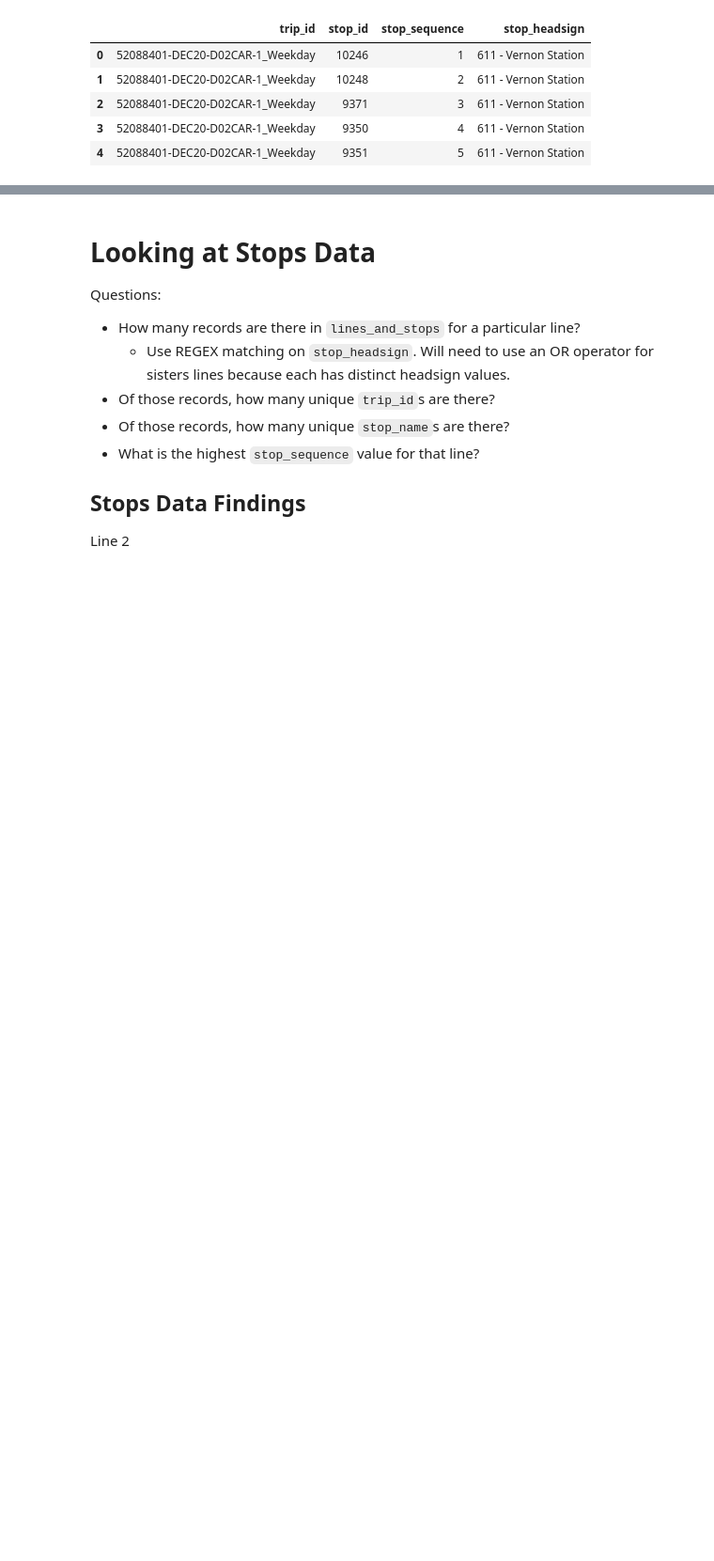
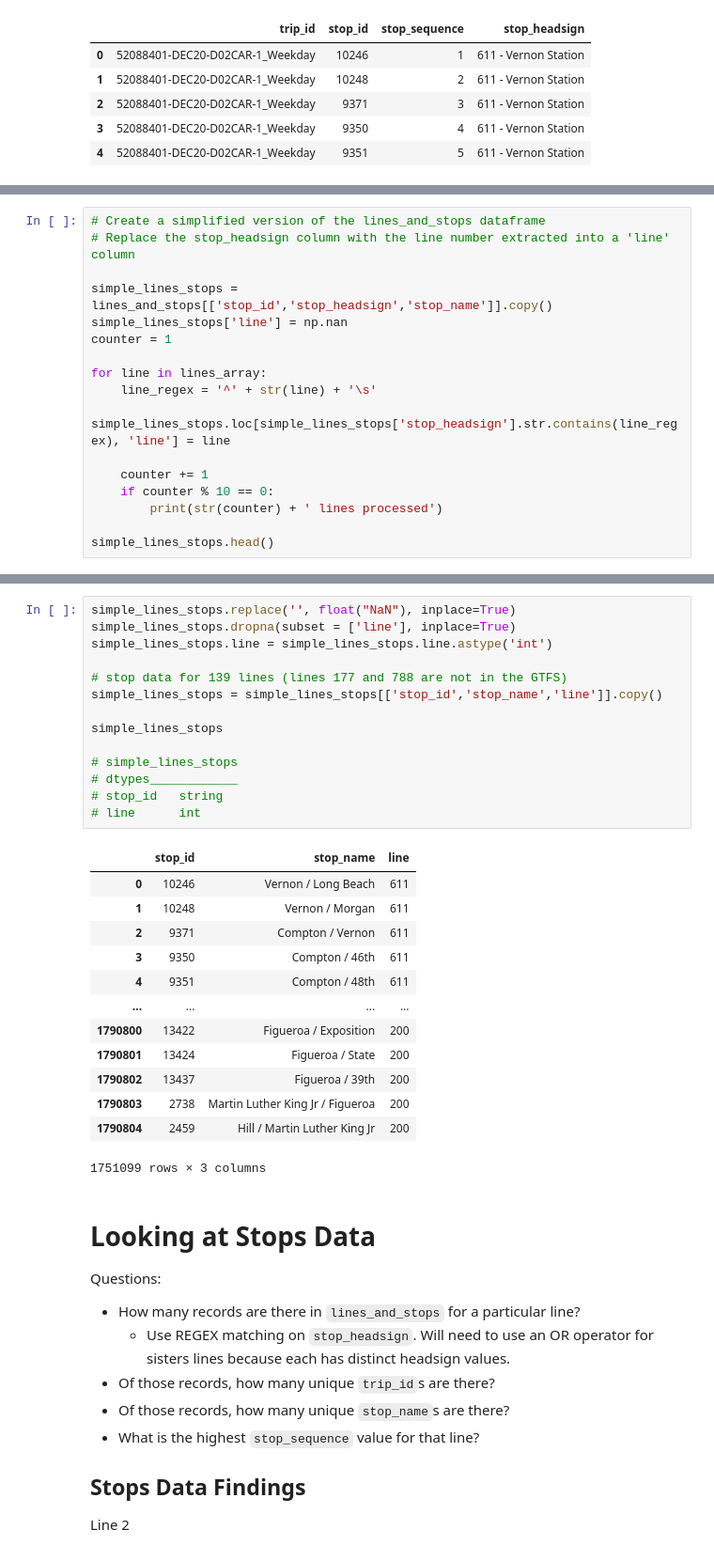
Before and after one commit to LACMTA/mybus-data, a Jupyter notebook: mybus-data.ipynb, the cells around one changed output, grey strips where cells are left out. Shown at 94% size. Saved outputs shown, nothing was run; the diff lists cells and outputs as text; blank space fills up the shorter version.

```diff
--- a/mybus-data.ipynb
+++ b/mybus-data.ipynb
@@ -166,3 +251,20 @@ lines_and_stops.head(5)
 | 2 | 52088401-DEC20-D02CAR-1_Weekday | 9371 | 3 | 611 - Vernon Station | Compton / Vernon | 34.003630 | -118.247907 |
 | 3 | 52088401-DEC20-D02CAR-1_Weekday | 9350 | 4 | 611 - Vernon Station | Compton / 46th | 34.001767 | -118.247915 |
 | 4 | 52088401-DEC20-D02CAR-1_Weekday | 9351 | 5 | 611 - Vernon Station | Compton / 48th | 33.999487 | -118.247918 |
+# %%
+# Create a simplified version of the lines_and_stops dataframe
+# Replace the stop_headsign column with the line number extracted into a 'line' column
+
+simple_lines_stops = lines_and_stops[['stop_id','stop_headsign','stop_name']].copy()
+simple_lines_stops['line'] = np.nan
+counter = 1
+
+for line in lines_array:
+    line_regex = '^' + str(line) + '\s'
+    simple_lines_stops.loc[simple_lines_stops['stop_headsign'].str.contains(line_regex), 'line'] = line
+
+    counter += 1
+    if counter % 10 == 0:
+        print(str(counter) + ' lines processed')
+
+simple_lines_stops.head()
@@ -169,3 +292,31 @@ lines_and_stops.head(5)
+# %%
+simple_lines_stops.replace('', float("NaN"), inplace=True)
+simple_lines_stops.dropna(subset = ['line'], inplace=True)
+simple_lines_stops.line = simple_lines_stops.line.astype('int')
+
+# stop data for 139 lines (lines 177 and 788 are not in the GTFS)
+simple_lines_stops = simple_lines_stops[['stop_id','stop_name','line']].copy()
+
+simple_lines_stops
+
+# simple_lines_stops
+# dtypes____________
+# stop_id   string
+# line      int
+# %% [output]
+|  | stop_id | stop_name | line |
+| 0 | 10246 | Vernon / Long Beach | 611 |
+| 1 | 10248 | Vernon / Morgan | 611 |
+| 2 | 9371 | Compton / Vernon | 611 |
+| 3 | 9350 | Compton / 46th | 611 |
+| 4 | 9351 | Compton / 48th | 611 |
+| ... | ... | ... | ... |
+| 1790800 | 13422 | Figueroa / Exposition | 200 |
+| 1790801 | 13424 | Figueroa / State | 200 |
+| 1790802 | 13437 | Figueroa / 39th | 200 |
+| 1790803 | 2738 | Martin Luther King Jr / Figueroa | 200 |
+| 1790804 | 2459 | Hill / Martin Luther King Jr | 200 |
+1751099 rows × 3 columns
 # %% [markdown]
 # Looking at Stops Data
 
```
Also changed, not shown: parts of 22 cells of this notebook, 2 other files.
